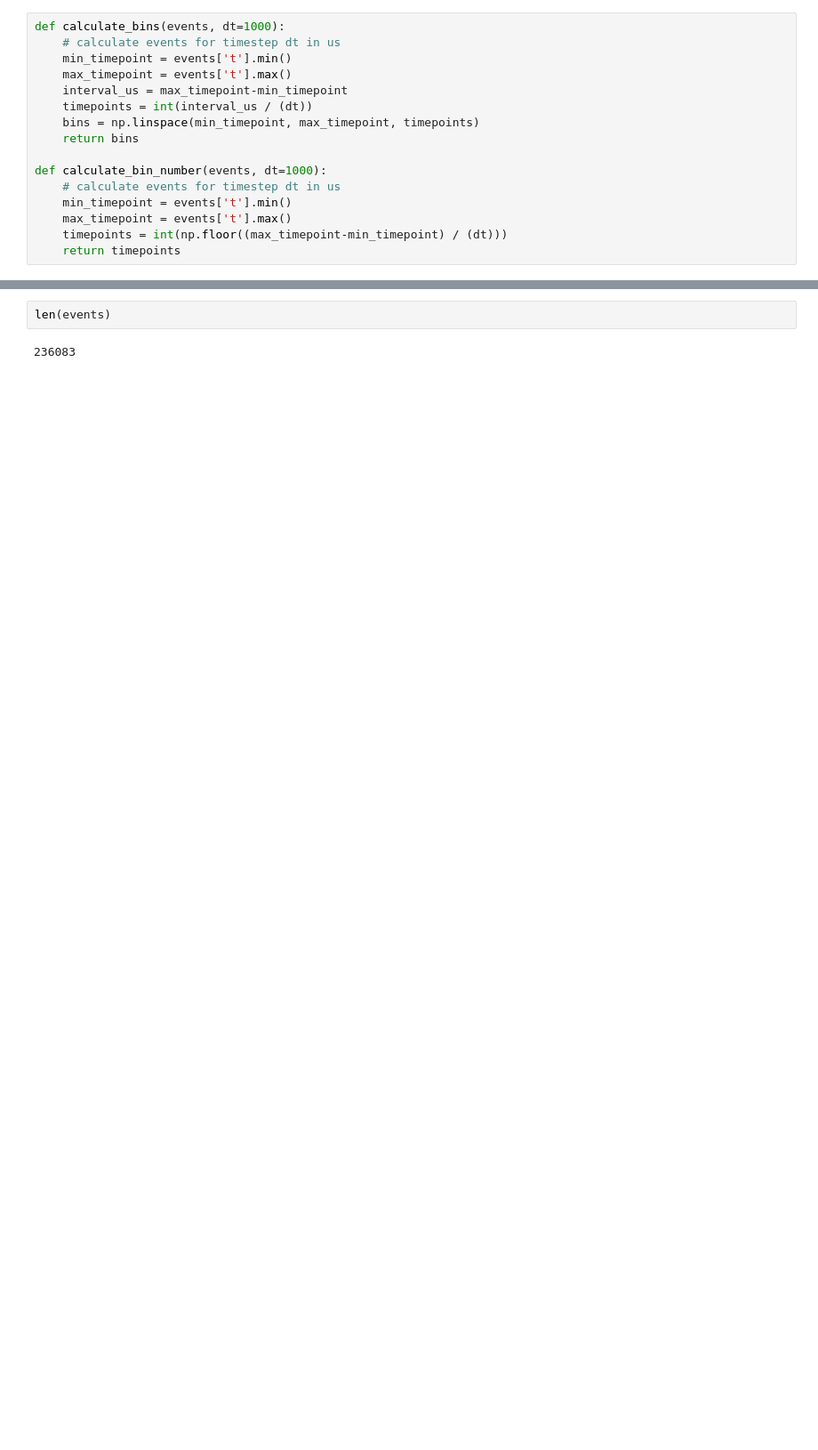
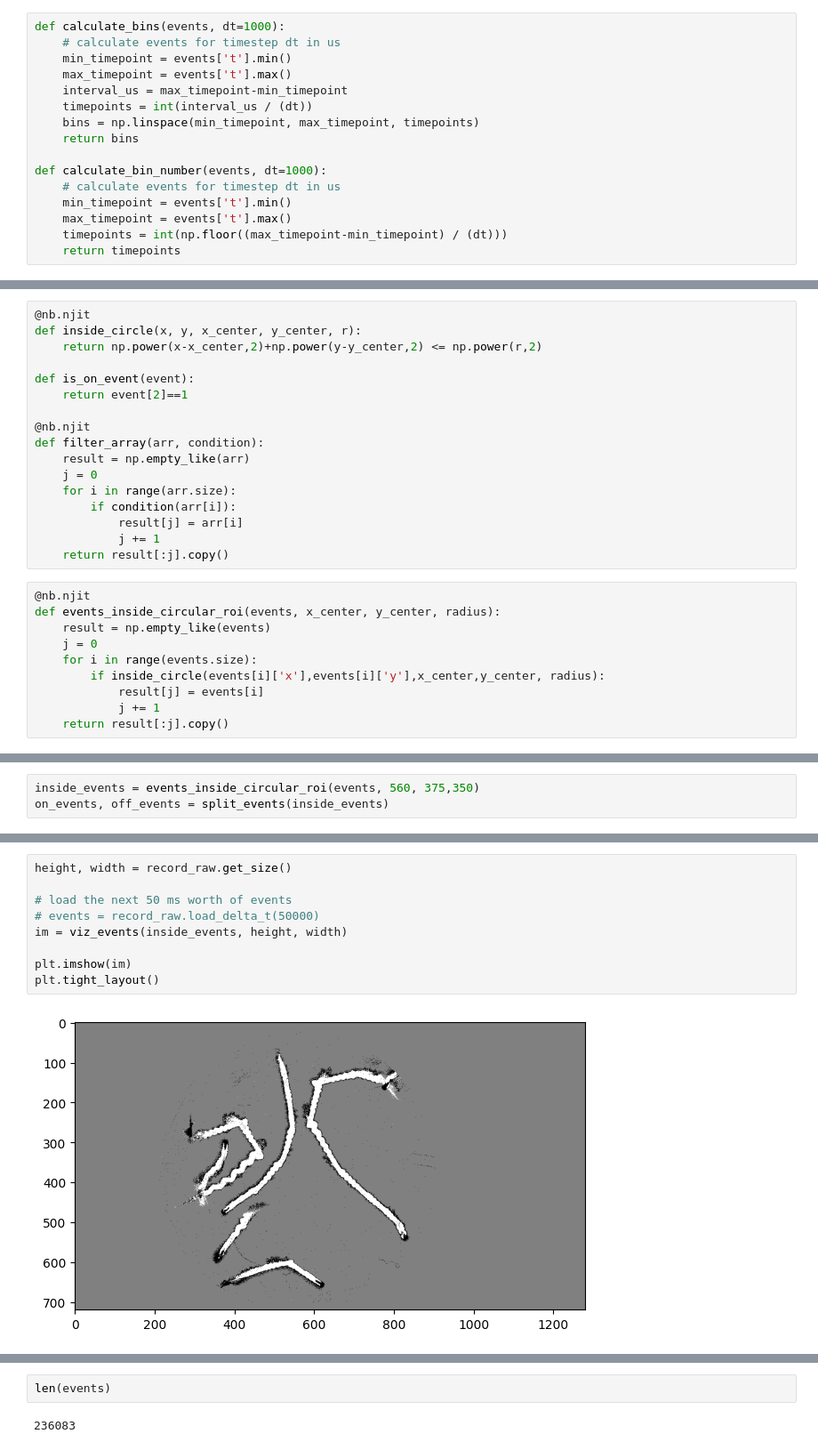
Before and after one commit to ffvoigt/accordion, a Jupyter notebook: playground/data_exploration.ipynb, the cells around one changed output, grey strips where cells are left out. Shown at 89% size. Drawn from its saved outputs; the diff is of its cells as text; blank space fills up the shorter version.

Commit message:
Improved the eventexplorer

```diff
--- a/playground/data_exploration.ipynb
+++ b/playground/data_exploration.ipynb
@@ -64,0 +107,27 @@ def calculate_bin_number(events, dt=1000):
+# %%
+@nb.njit
+def inside_circle(x, y, x_center, y_center, r):
+    return np.power(x-x_center,2)+np.power(y-y_center,2) <= np.power(r,2)
+
+def is_on_event(event):
+    return event[2]==1
+
+@nb.njit
+def filter_array(arr, condition):
+    result = np.empty_like(arr)
+    j = 0
+    for i in range(arr.size):
+        if condition(arr[i]):
+            result[j] = arr[i]
+            j += 1
+    return result[:j].copy()
+# %%
+@nb.njit
+def events_inside_circular_roi(events, x_center, y_center, radius):
+    result = np.empty_like(events)
+    j = 0
+    for i in range(events.size):
+        if inside_circle(events[i]['x'],events[i]['y'],x_center,y_center, radius):
+            result[j] = events[i]
+            j += 1
+    return result[:j].copy()
@@ -64,0 +167,3 @@ def calculate_bin_number(events, dt=1000):
+# %%
+inside_events = events_inside_circular_roi(events, 560, 375,350)
+on_events, off_events = split_events(inside_events)
@@ -64,0 +174,11 @@ def calculate_bin_number(events, dt=1000):
+# %%
+height, width = record_raw.get_size()
+
+# load the next 50 ms worth of events
+# events = record_raw.load_delta_t(50000)
+im = viz_events(inside_events, height, width)
+
+plt.imshow(im)
+plt.tight_layout()
+# %% [output]
+[figure, added]
```
Also changed, not shown: parts of 26 cells of this notebook, 1 other file.
